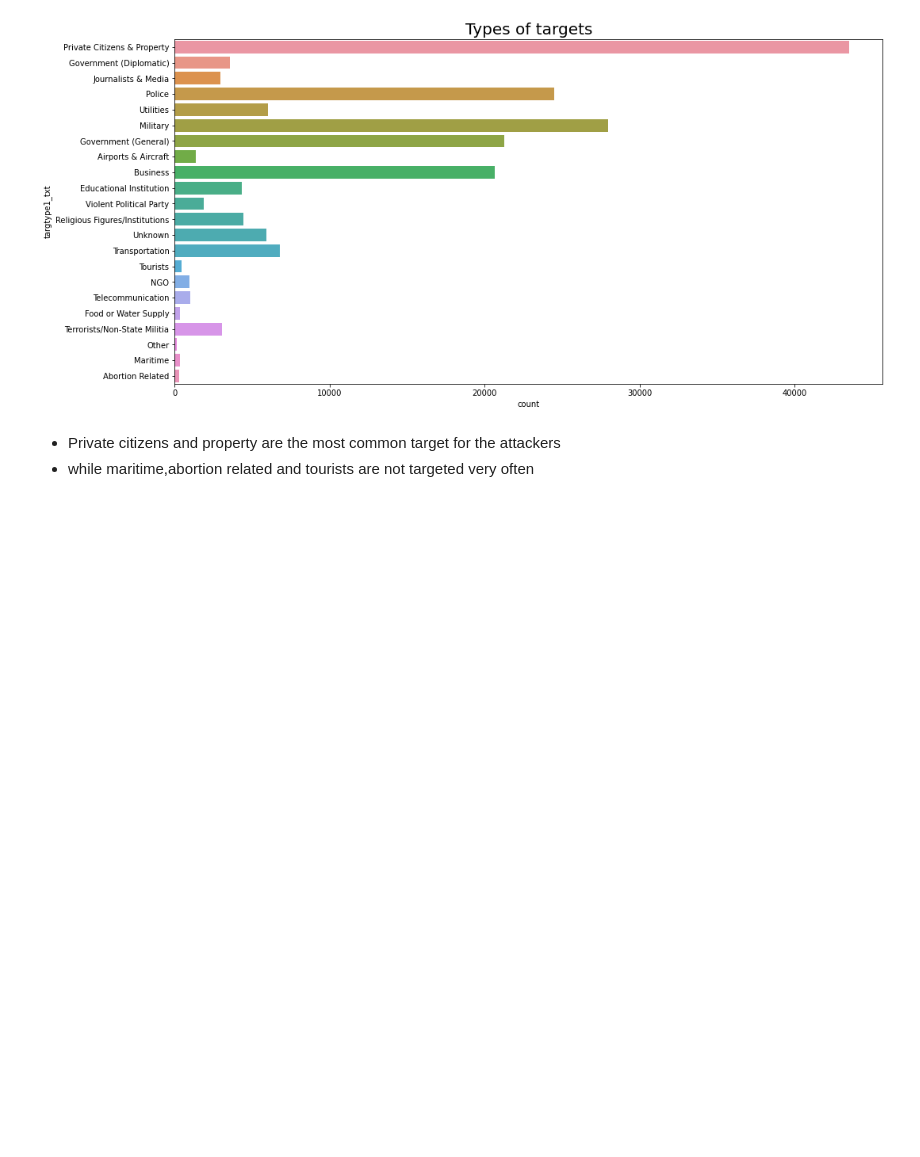
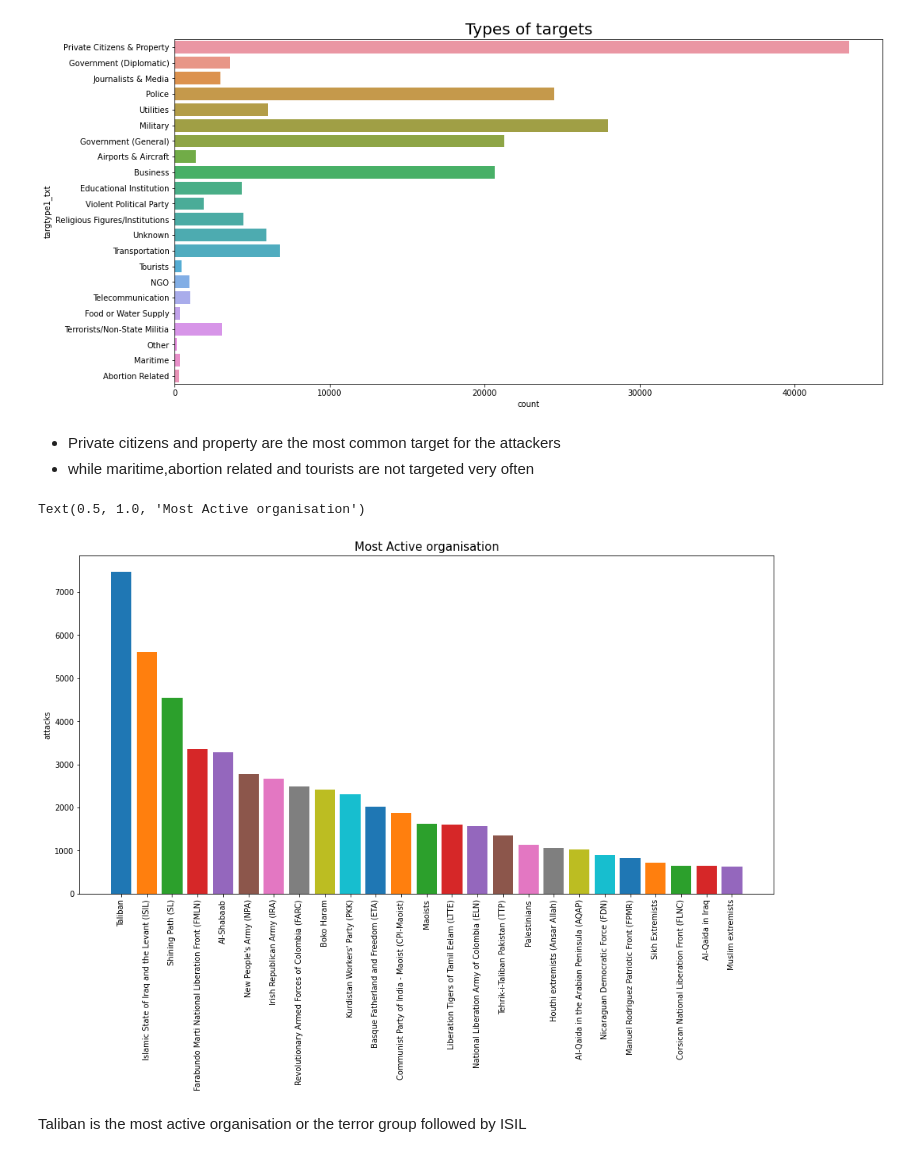
Before and after one commit to Shreyash-Jagdale/Shreyash_Jagdale, a Jupyter notebook: Individual_notebook.ipynb, the cells around one changed output. Cells and saved outputs as stored; diff of their text form; code cells hidden in the pictures; blank space fills up the shorter version.

```diff
--- a/Individual_notebook.ipynb
+++ b/Individual_notebook.ipynb
@@ -220,3 +221,16 @@ Text(0.5, 1.0, 'Types of targets')
 # %% [markdown]
 * Private citizens and property are the most common target for the attackers
 * while maritime,abortion related and tourists are not targeted very often
+# %%
+# to know the most active organisation
+df_ = df[df['organisation'] != "Unknown"]
+plt.figure(figsize=(16,8))
+plt.bar(x=df_['organisation'].value_counts().index[:25],height=df_['organisation'].value_counts()[:25],color=sns.color_palette('tab10'))
+plt.xticks(fontsize = 10, rotation = 90)
+plt.ylabel('attacks')
+plt.title('Most Active organisation',fontsize=15)
+# %% [output]
+Text(0.5, 1.0, 'Most Active organisation')
+[figure, added]
+# %% [markdown]
+Taliban is the most active organisation or the terror group followed by ISIL
```
Also changed, not shown: parts of 1 cell of this notebook.
